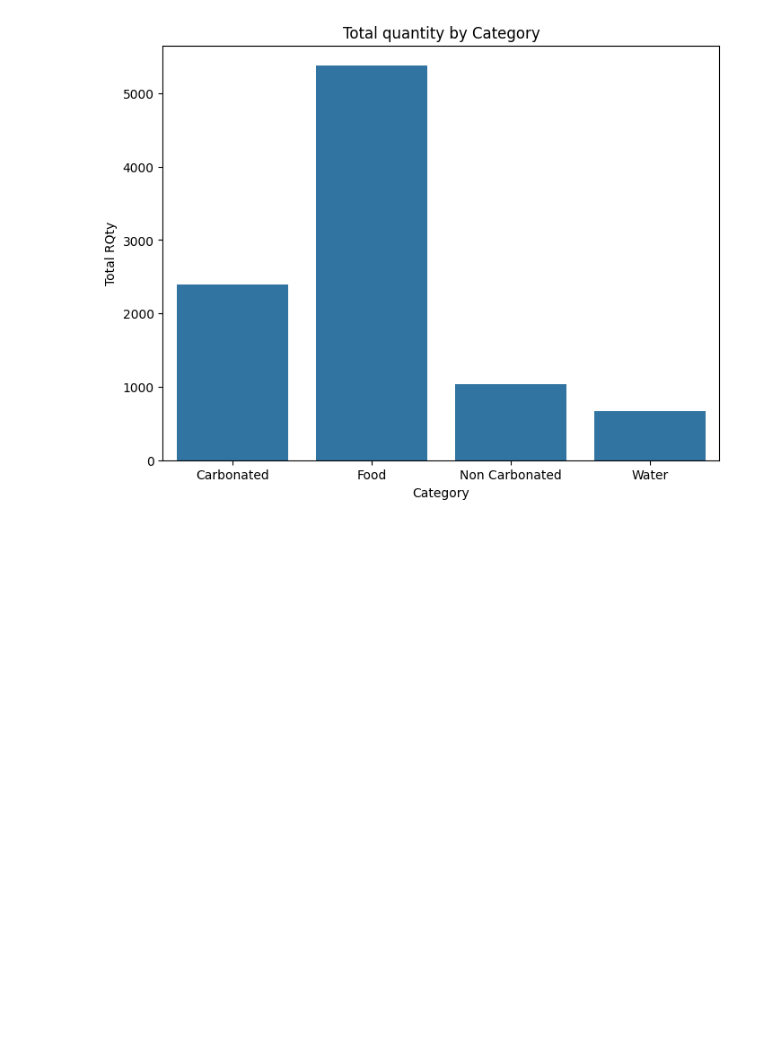
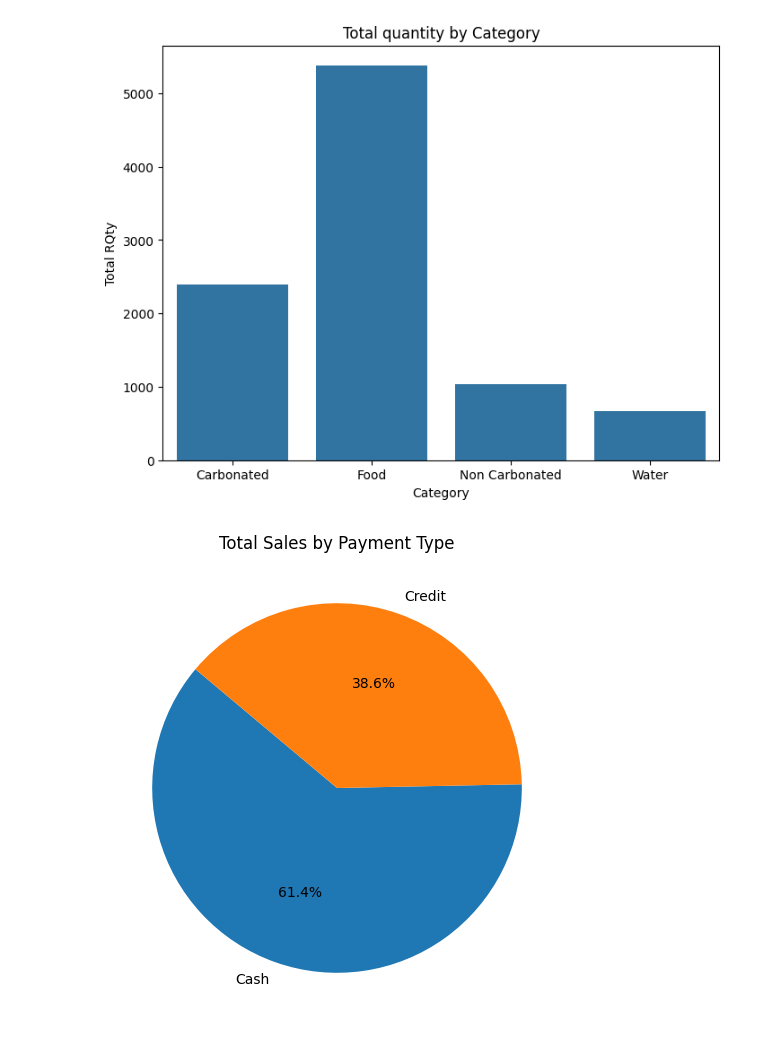
Before and after one commit to yuliwang22/data-yw, a Jupyter notebook: vending-machine-analysis.ipynb, the cells around one changed output. Saved outputs shown, nothing was run; the diff lists cells and outputs as text; code cells hidden in the pictures; blank space fills up the shorter version.

```diff
--- a/vending-machine-analysis.ipynb
+++ b/vending-machine-analysis.ipynb
@@ -73,2 +95,14 @@ plt.show()
 # %% [output]
 [figure]
+# %%
+# next, going to analyze credit vs. cash, sales total by sector
+type_sales=data.groupby('Type').apply(calculated_total_sales).reset_index()
+plt.figure(figsize=(8, 6))
+plt.pie(type_sales['total_profit'], labels=type_sales['Type'], autopct='%1.1f%%', startangle=140)
+plt.title('Total Sales by Payment Type')
+plt.show()
+
+# based on the graph below, cash sales takes up 61% of the total sales
+# whereas credit sales takes up 39% of the total sales
+# %% [output]
+[figure, added]
```
Also changed, not shown: parts of 7 cells of this notebook.
